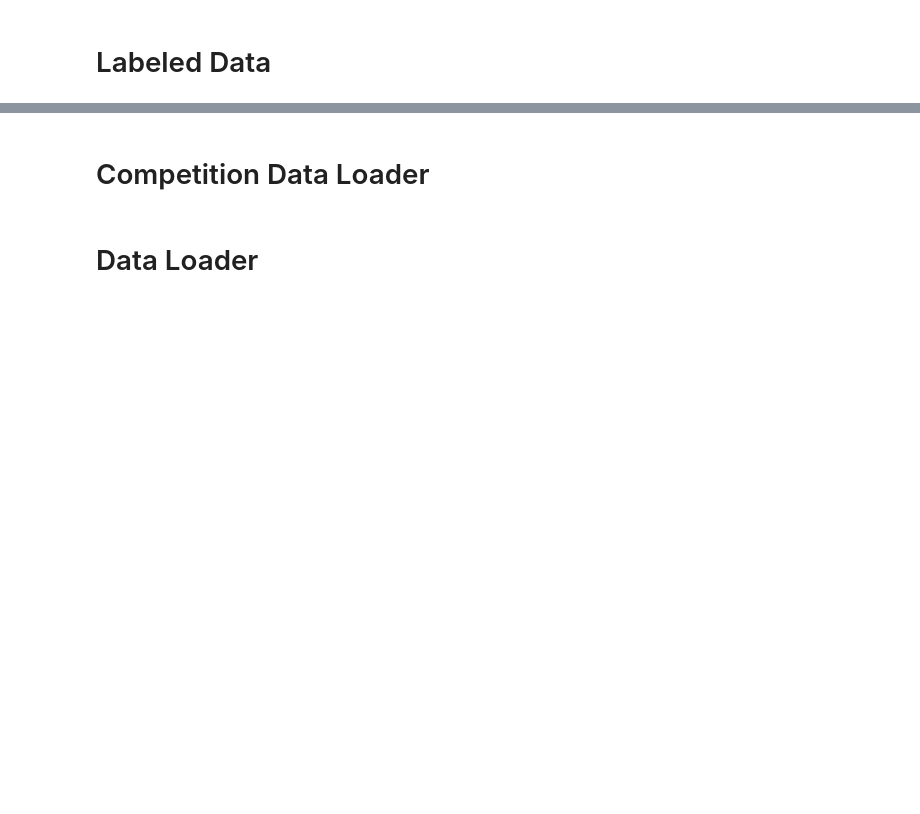
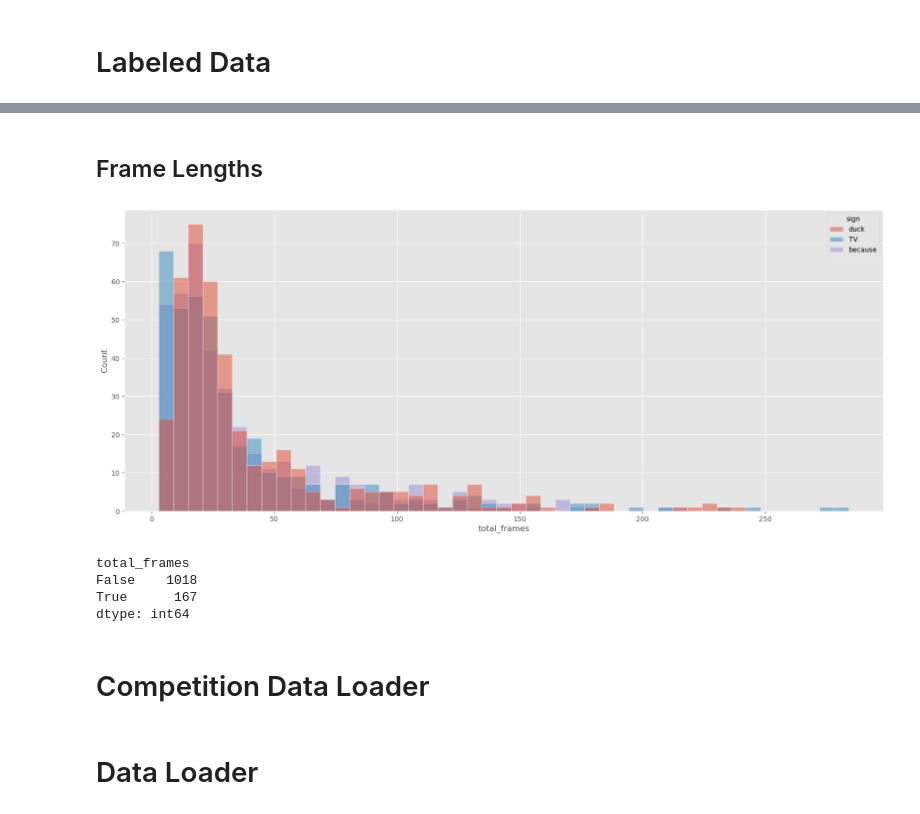
Before and after one commit to brendanfitz/kaggle, a Jupyter notebook: asl-signs/asl-signs-rnn.ipynb, the cells around one changed output, grey strips where cells are left out. Cells and saved outputs as stored; diff of their text form; code cells hidden in the pictures; blank space fills up the shorter version.

```diff
--- a/asl-signs/asl-signs-rnn.ipynb
+++ b/asl-signs/asl-signs-rnn.ipynb
@@ -62,3 +65,18 @@ train.head()
+# %% [markdown]
+## Frame Lengths
+# %%
+fig, ax = plt.subplots(figsize=(20, 8))
+sns.histplot(data=train, x="total_frames", hue="sign", ax=ax)
+plt.show()
+# %% [output]
+[figure, added]
+# %%
+train.groupby(train.total_frames > 75).size()
+# %% [output]
+total_frames
+False    1018
+True      167
+dtype: int64
 # %% [markdown]
 # Competition Data Loader
 # %%
```
Also changed, not shown: parts of 14 cells of this notebook, 3 other files.
